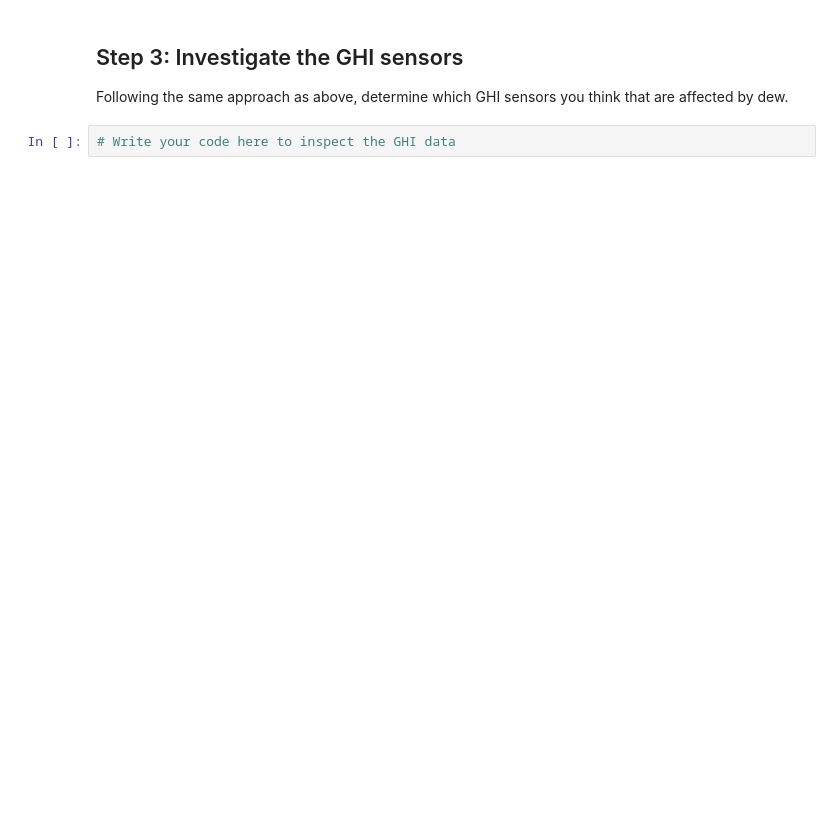
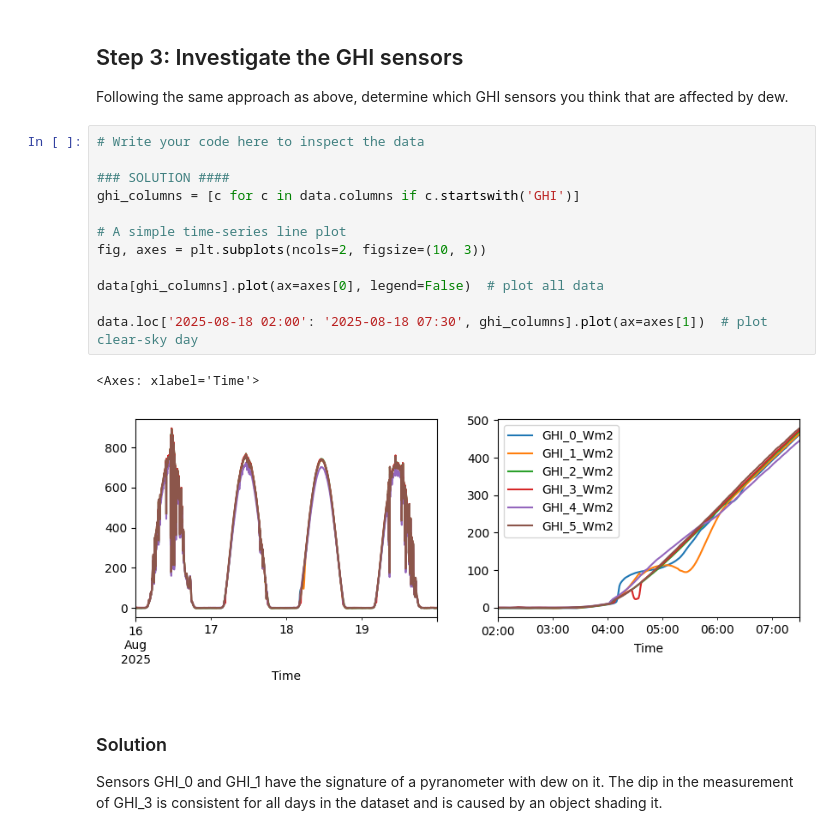
Before and after one commit to AdamRJensen/solar-resource-course, a Jupyter notebook: quality-control-heated-sensor.ipynb, the cells around one changed output. Drawn from its saved outputs; the diff is of its cells as text; blank space fills up the shorter version.

```diff
--- a/quality-control-heated-sensor.ipynb
+++ b/quality-control-heated-sensor.ipynb
@@ -45,4 +74,21 @@ Is there a type of day where you would expect dew formation to be more likely?
 
 Following the same approach as above, determine which GHI sensors you think that are affected by dew.
 # %%
-# Write your code here to inspect the GHI data
+# Write your code here to inspect the data
+
+### SOLUTION ####
+ghi_columns = [c for c in data.columns if c.startswith('GHI')]
+
+# A simple time-series line plot
+fig, axes = plt.subplots(ncols=2, figsize=(10, 3))
+
+data[ghi_columns].plot(ax=axes[0], legend=False)  # plot all data
+
+data.loc['2025-08-18 02:00': '2025-08-18 07:30', ghi_columns].plot(ax=axes[1])  # plot clear-sky day
+# %% [output]
+<Axes: xlabel='Time'>
+[figure, added]
+# %% [markdown]
+### Solution
+
+Sensors GHI_0 and GHI_1 have the signature of a pyranometer with dew on it. The dip in the measurement of GHI_3 is consistent for all days in the dataset and is caused by an object shading it.
```
Also changed, not shown: parts of 6 cells of this notebook.
